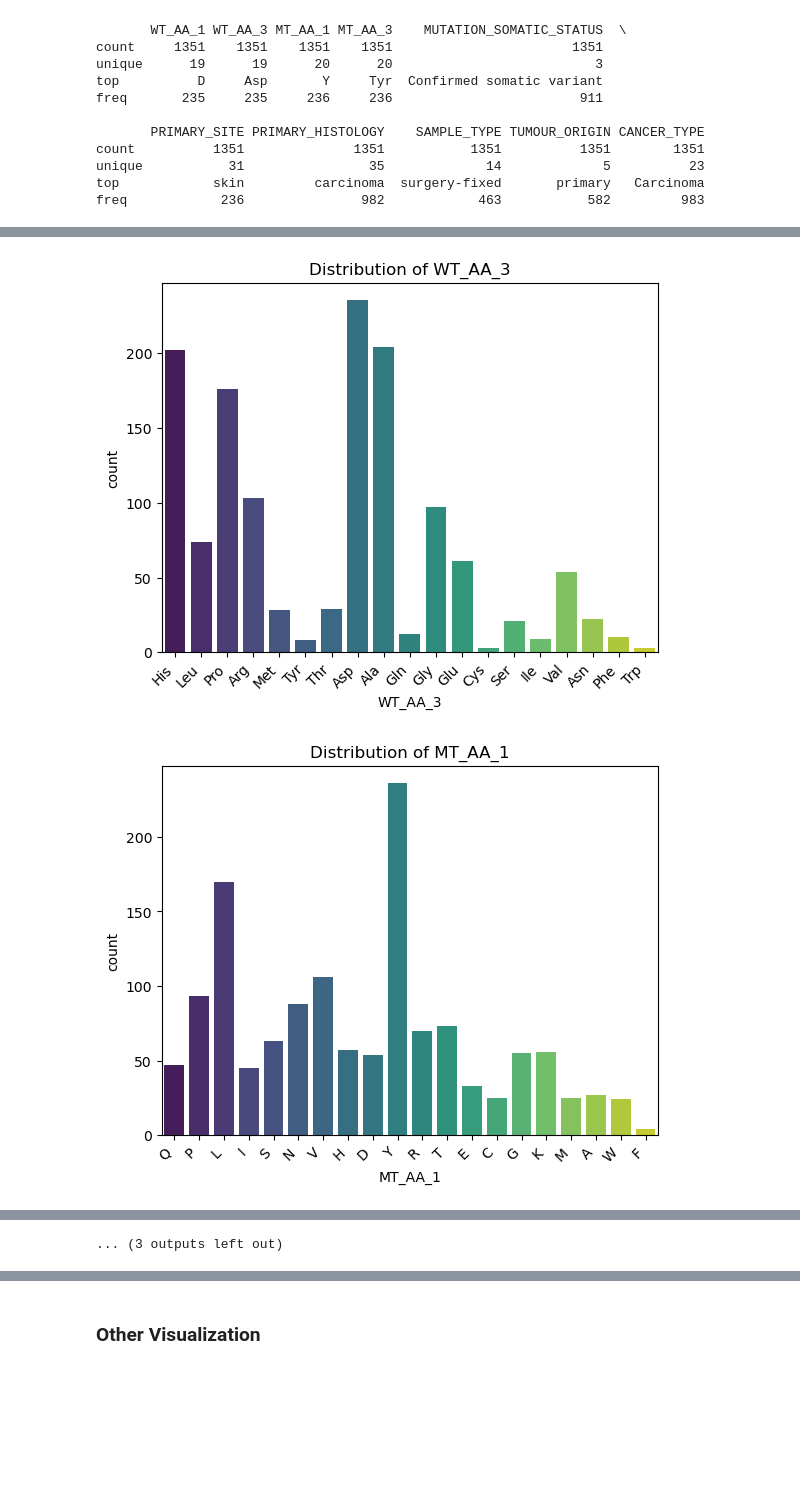
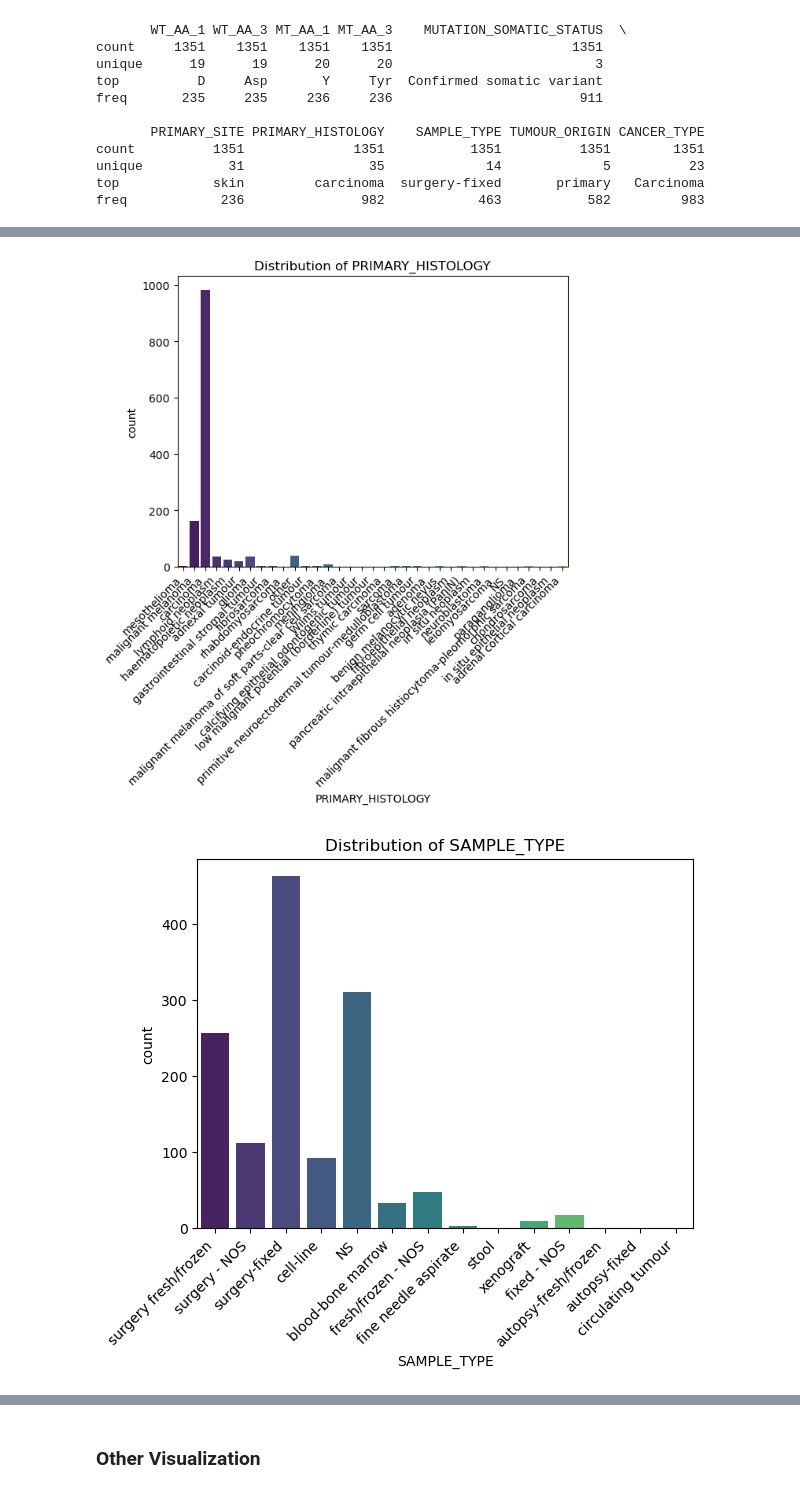
Before and after one commit to itsjustnilay/BIS_634-Cancer-Predictor, a Jupyter notebook: 2. Data Exploration and Visualization.ipynb, the cells around one changed output, grey strips where cells are left out. Drawn from its saved outputs; the diff is of its cells as text; code cells hidden in the pictures; blank space fills up the shorter version.

```diff
--- a/2. Data Exploration and Visualization.ipynb
+++ b/2. Data Exploration and Visualization.ipynb
@@ -95,7 +95,8 @@ unique           31                35             14             5          23
 top            skin         carcinoma  surgery-fixed       primary   Carcinoma
 freq            236               982            463           582         983
 # %%
-# Distribution of each categorical variable
+categorical_columns = [col for col in data.columns if col not in [' MUTATION_CDS', 'MUTATION_AA', 'WT_AA_1', 'MT_AA_1'] and data[col].dtype == 'O']
+
 for column in categorical_columns:
     plt.figure()
     sns.countplot(x=column, data=data, palette='viridis')
@@ -112,2 +113,2 @@ for column in categorical_columns:
-[figure, old version]
+[figure, new version]
-[figure, old version]
+[figure, new version]
@@ -118,4 +116,3 @@ for column in categorical_columns:
-... (3 outputs left out)
 # %%
 # Correlation heatmap for categorical variables
 correlation_matrix = data[categorical_columns].apply(lambda x: x.astype('category').cat.codes).corr()
```
Also changed, not shown: parts of 1 cell of this notebook.
